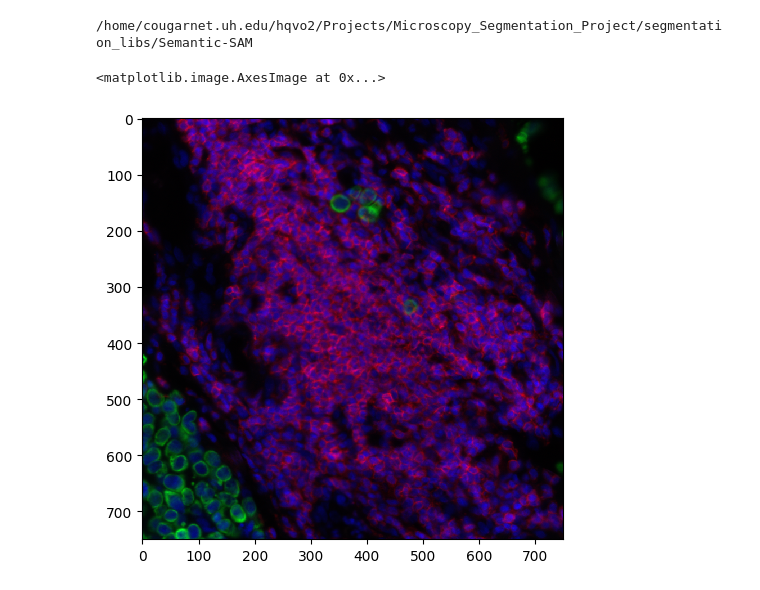
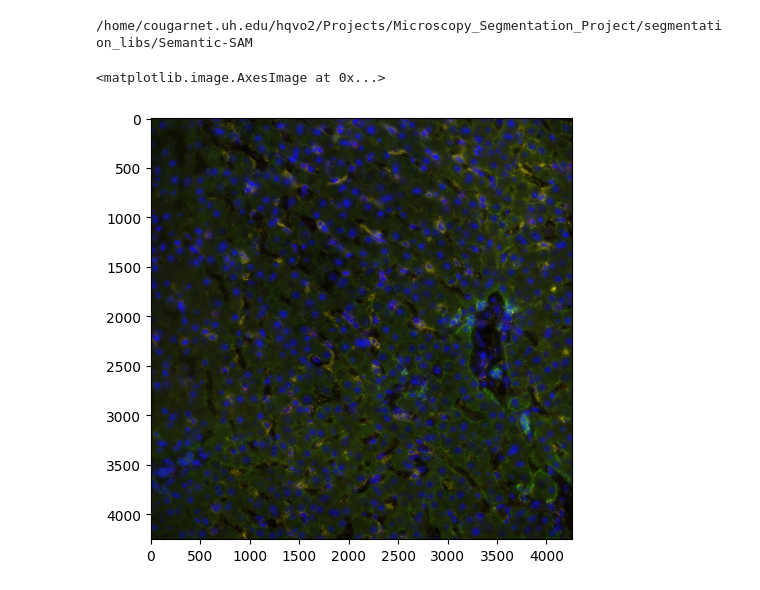
Before and after one commit to hungvo304ml/Semantic-SAM, a Jupyter notebook: notebooks/run_semantic_sam.ipynb, the cells around one changed output. Cells and saved outputs as stored; diff of their text form; code cells hidden in the pictures.

```diff
--- a/notebooks/run_semantic_sam.ipynb
+++ b/notebooks/run_semantic_sam.ipynb
@@ -9,8 +14,14 @@ import skimage.io as io
+# %%
+# input_path = f'/data/hqvo2/microscopy/private/GeoMX_ROIs/images'
+# input_path = '/data/hqvo2/microscopy/public/CosMx_SMI_NSCLC_FFPE_processed/Lung12/Lung12-RawMorphologyImages/composite'
+# input_path = '/data/hqvo2/microscopy/public/CosMx_Human_Frontal_Cortex_FFPE/CellStatsDir/Morphology3D/FOV001/composite'
+input_path = '/data/hqvo2/microscopy/public/CosMx_SMI_Human_Liver_FFPE_processed/NormalLiverFiles/CellStatsDir/Morphology3D/FOV010/composite'
+image_path_list = natsorted(glob.glob(os.path.join(input_path, '*.png')))
 # %%
 # img_path = '/home/cougarnet.uh.edu/hqvo2/Projects/Microscopy_Segmentation_Project/segmentation_libs/Semantic-SAM/examples/4.png'
-img_path = '/data/hqvo2/microscopy/private/GeoMX_ROIs/images/Bone1 Met2 1_ROI:0_tlhw-17198-21399-750-750.png'
+img_path = image_path_list[0]
 img = io.imread(img_path)
 io.imshow(img)
 # %% [output]
 <matplotlib.image.AxesImage at 0x...>
-[figure, old version]
+[figure, new version]
```
Also changed, not shown: parts of 4 cells of this notebook, 3 other files.
